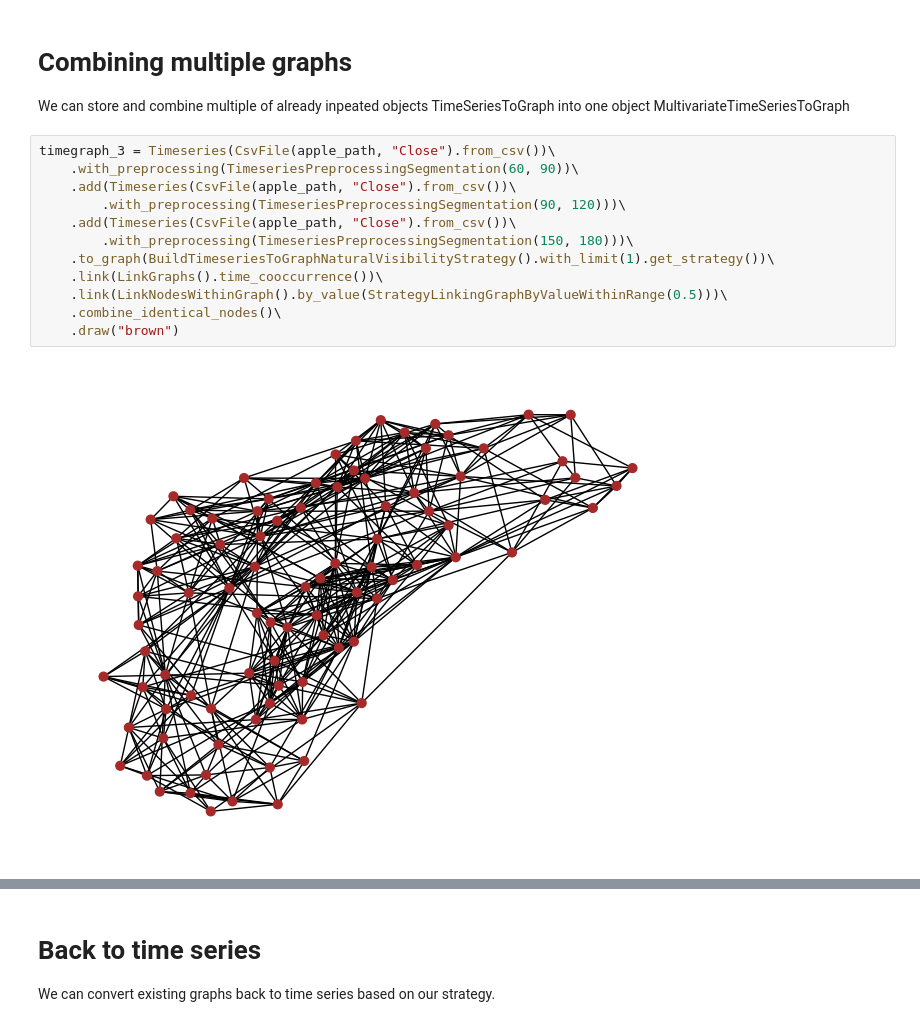
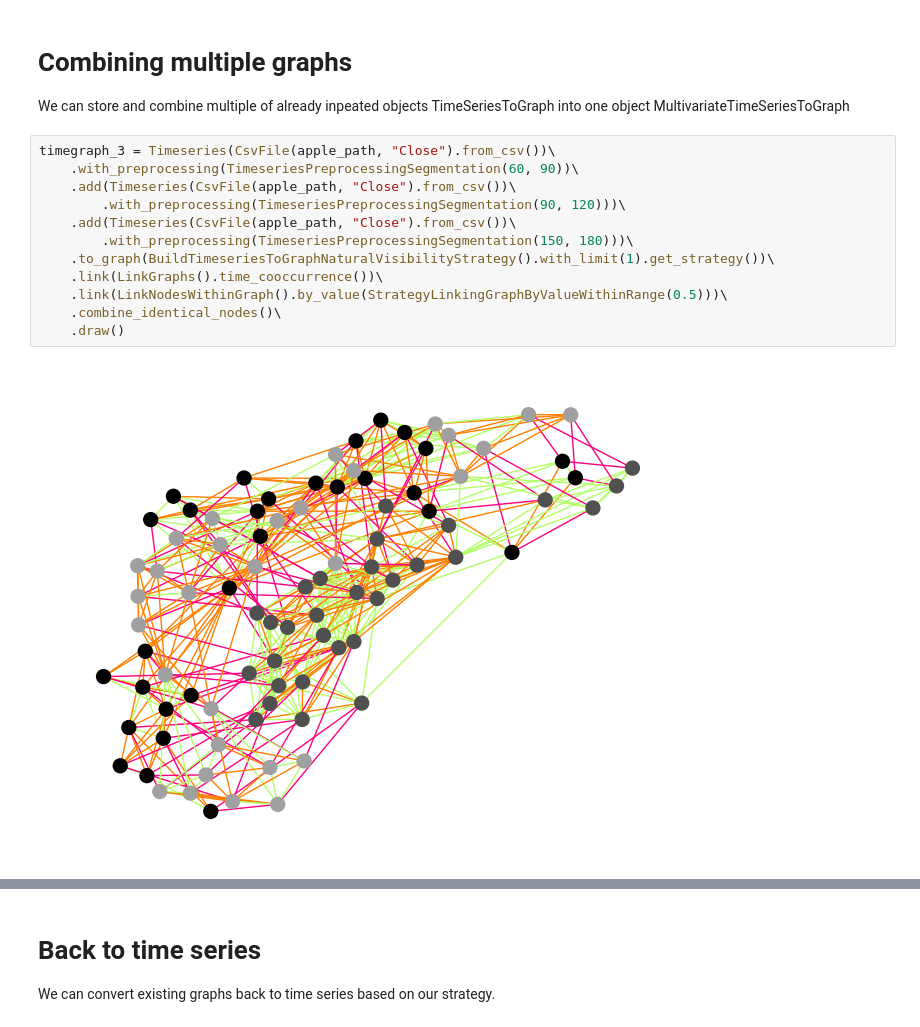
Before and after one commit to zangrcar/ts2g2, a Jupyter notebook: docs/tutorial/tutorial-ts2g2-compact.ipynb, the cells around one changed output, grey strips where cells are left out. Cells and saved outputs as stored; diff of their text form.

```diff
--- a/docs/tutorial/tutorial-ts2g2-compact.ipynb
+++ b/docs/tutorial/tutorial-ts2g2-compact.ipynb
@@ -50,17 +59,17 @@ We can store and combine multiple of already inpeated objects TimeSeriesToGraph
 # %%
 timegraph_3 = Timeseries(CsvFile(apple_path, "Close").from_csv())\
     .with_preprocessing(TimeseriesPreprocessingSegmentation(60, 90))\
     .add(Timeseries(CsvFile(apple_path, "Close").from_csv())\
         .with_preprocessing(TimeseriesPreprocessingSegmentation(90, 120)))\
     .add(Timeseries(CsvFile(apple_path, "Close").from_csv())\
         .with_preprocessing(TimeseriesPreprocessingSegmentation(150, 180)))\
     .to_graph(BuildTimeseriesToGraphNaturalVisibilityStrategy().with_limit(1).get_strategy())\
     .link(LinkGraphs().time_cooccurrence())\
     .link(LinkNodesWithinGraph().by_value(StrategyLinkingGraphByValueWithinRange(0.5)))\
     .combine_identical_nodes()\
-    .draw("brown")
+    .draw()
 # %% [output]
-[figure, old version]
+[figure, new version]
 # %%
 timegraph_4 = Timeseries(CsvFile(apple_path, "Close").from_csv())\
     .with_preprocessing(TimeseriesPreprocessingComposite()\
```
Also changed, not shown: parts of 15 cells of this notebook, 21 other files.
